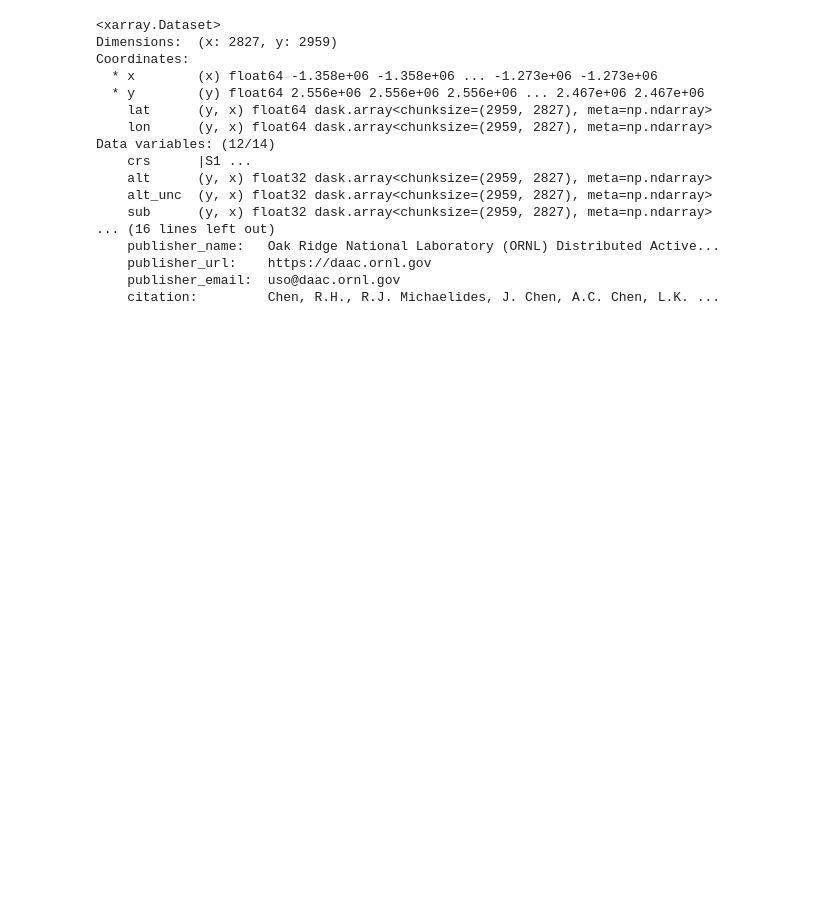
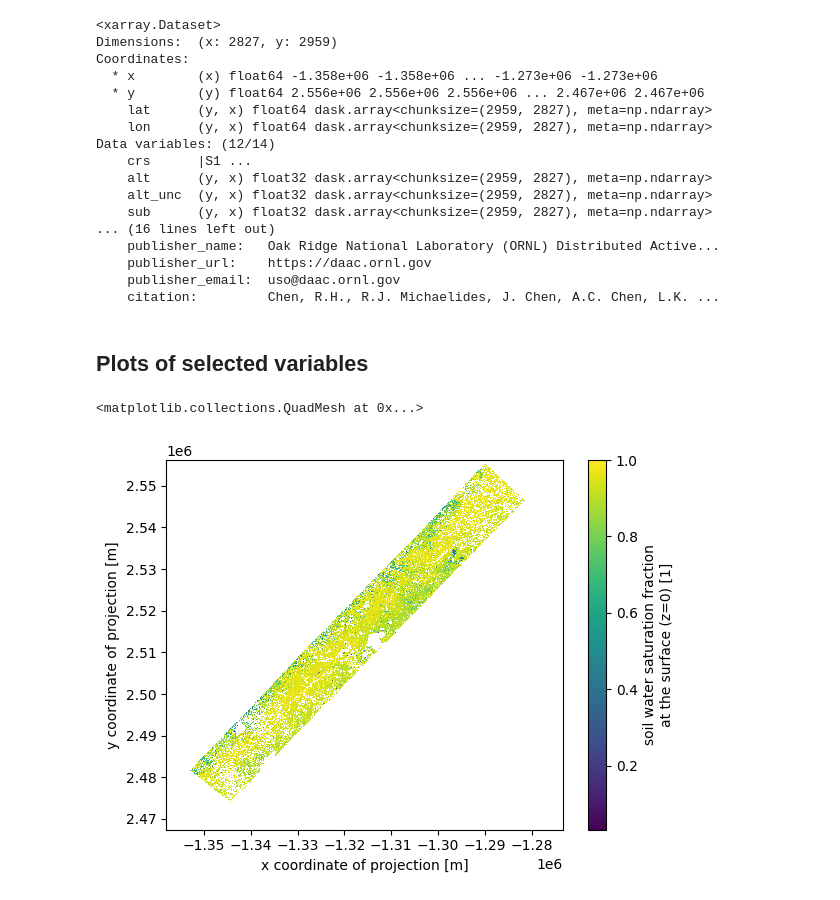
Before and after one commit to rupesh2/above, a Jupyter notebook: above_sar.ipynb, the cells around one changed output. Cells and saved outputs as stored; diff of their text form; code cells hidden in the pictures; blank space fills up the shorter version.

Commit message:
adding plots

```diff
--- a/above_sar.ipynb
+++ b/above_sar.ipynb
@@ -56,3 +57,10 @@ Data variables: (12/14)
     publisher_url:    https://daac.ornl.gov
     publisher_email:  uso@daac.ornl.gov
     citation:         Chen, R.H., R.J. Michaelides, J. Chen, A.C. Chen, L.K. ...
+# %% [markdown]
+## Plots of selected variables
+# %%
+ds.Sw0.plot()
+# %% [output]
+<matplotlib.collections.QuadMesh at 0x...>
+[figure, added]
```
Also changed, not shown: parts of 9 cells of this notebook.
